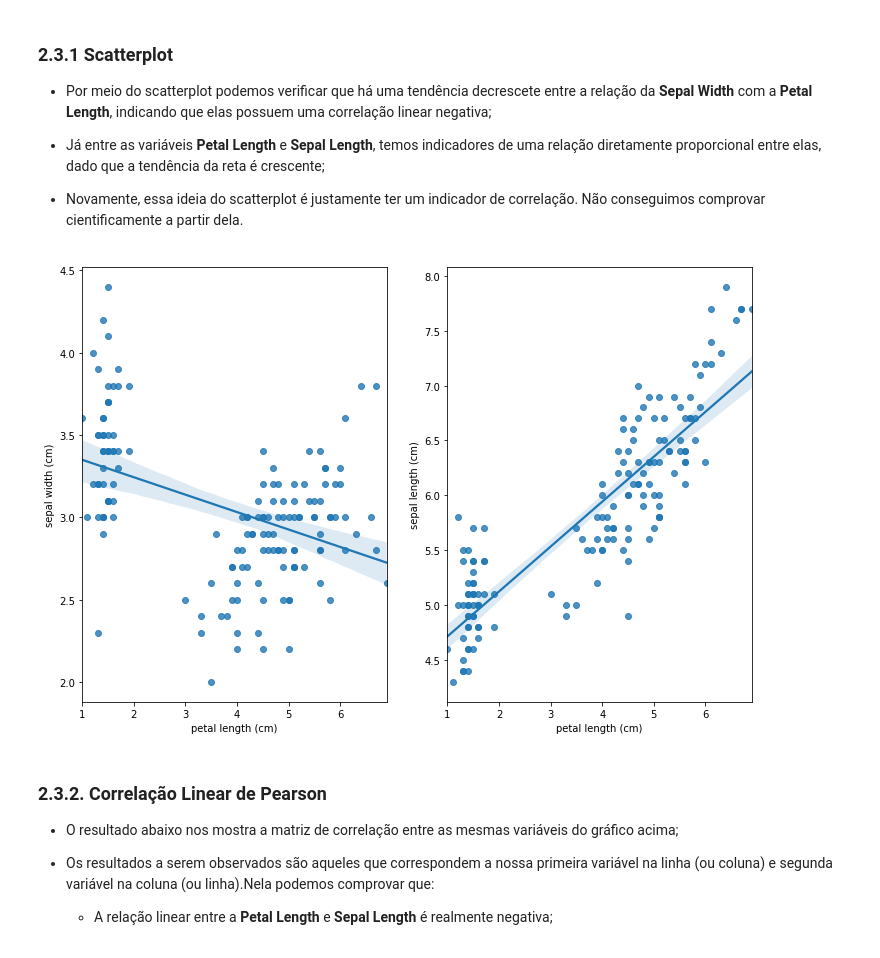
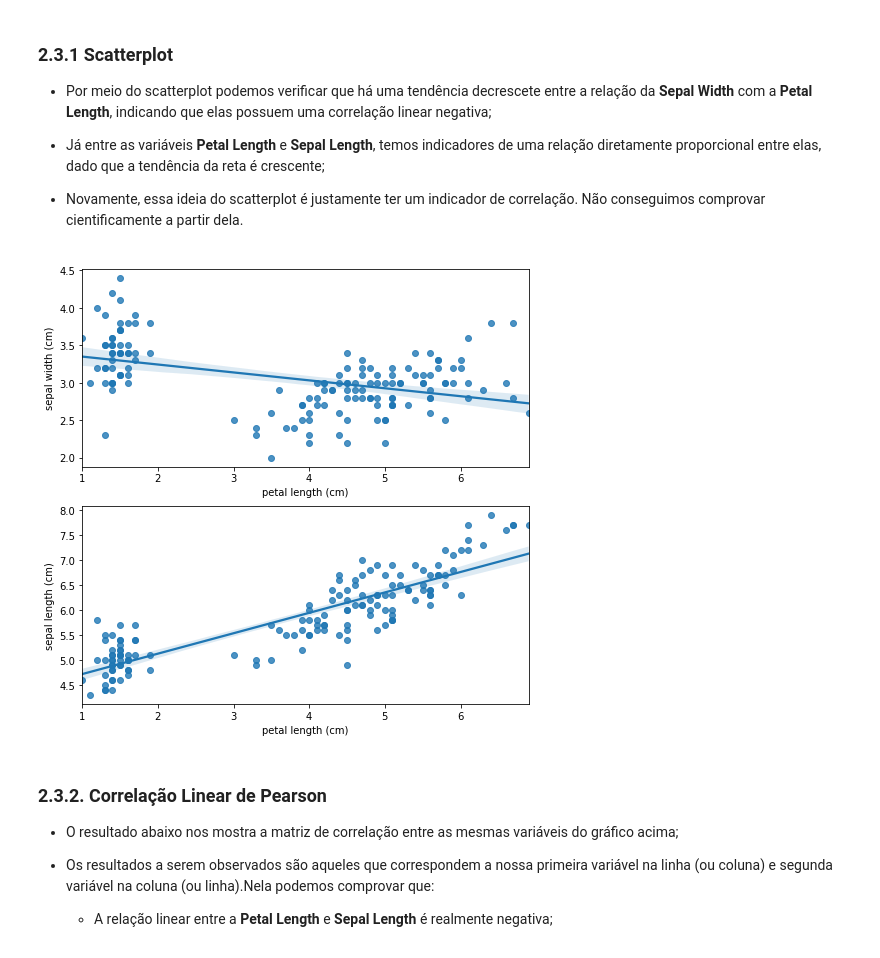
Before and after one commit to barbosarafael/DS_Avancado, a Jupyter notebook: 01Reg_Linear/Not_RegLinear.ipynb, the cells around one changed output. Drawn from its saved outputs; the diff is of its cells as text; code cells hidden in the pictures.

```diff
--- a/01Reg_Linear/Not_RegLinear.ipynb
+++ b/01Reg_Linear/Not_RegLinear.ipynb
@@ -105,21 +105,21 @@ $$ R_{xy} = \frac{\sum_{i = 1}^{n}(x_i - \bar{x})(y_i - \bar{y})}{\sqrt{\sum_{i
 # %%
 import pandas as pd
 import numpy as np
 from sklearn.datasets import load_iris
 import matplotlib.pyplot as plt
 import seaborn as sns
 
 data = load_iris()
 df = pd.DataFrame(data.data, columns = data.feature_names)
 
-f, axes = plt.subplots(1, 2, figsize=(12, 8))
+f, axes = plt.subplots(2, 1, figsize = (8, 8))
 
 sns.regplot(x = df["petal length (cm)"], y = df["sepal width (cm)"], ax = axes[0])
 sns.regplot(x = df["petal length (cm)"], y = df["sepal length (cm)"], ax = axes[1])
 
 plt.show()
 # %% [output]
-[figure, old version]
+[figure, new version]
 # %% [markdown]
 ### 2.3.2. Correlação Linear de Pearson
 
```
Also changed, not shown: parts of 9 cells of this notebook.
